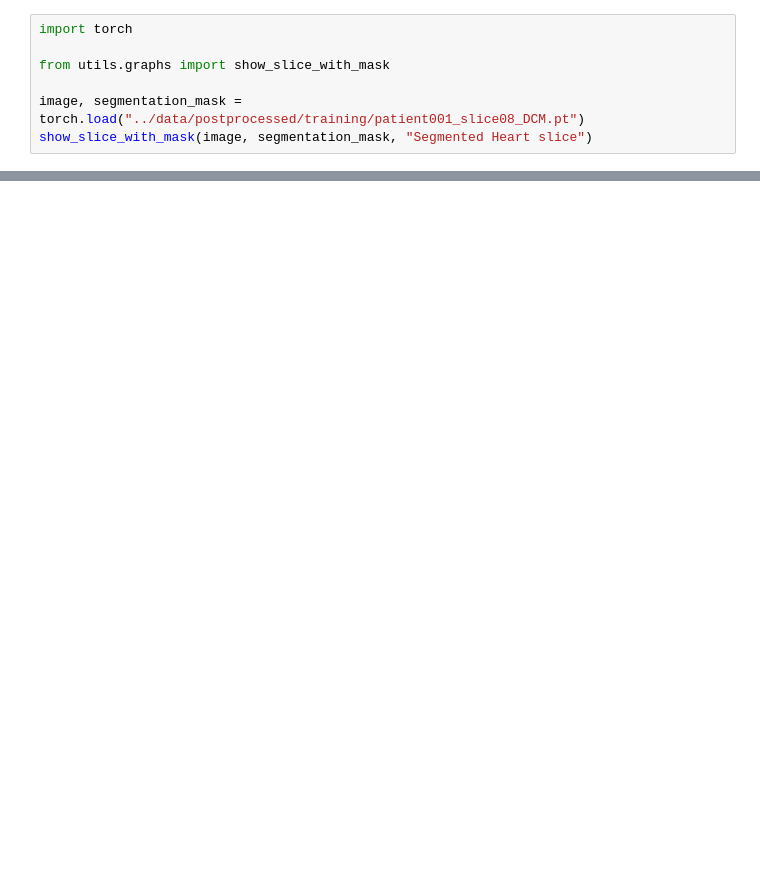
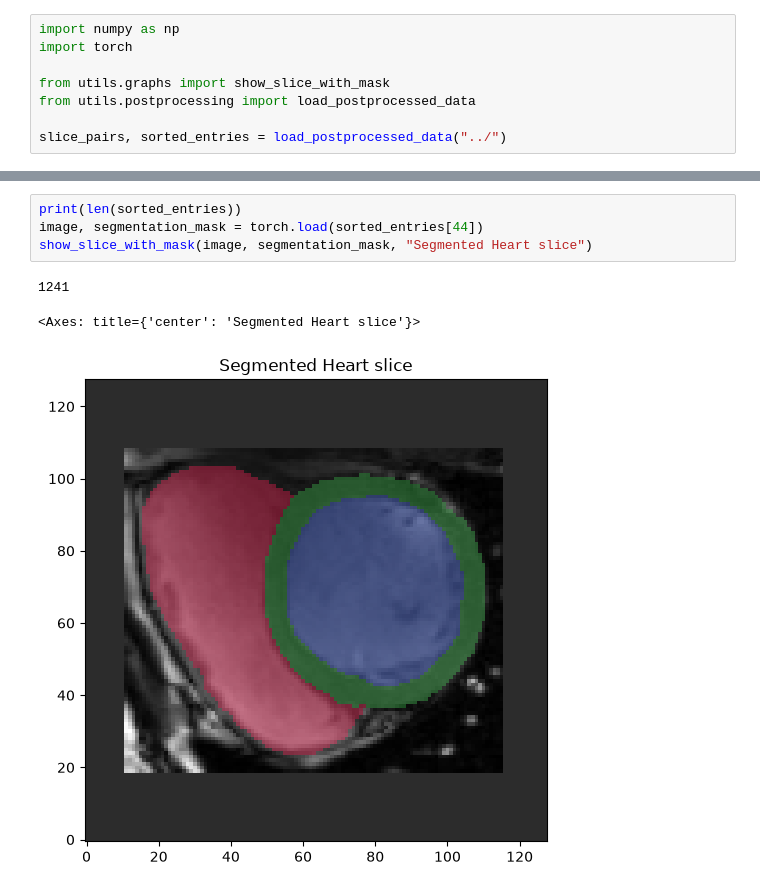
Before and after one commit to olbailey/cardiac-mri-diagnosis, a Jupyter notebook: notebooks/postprocessing_stats.ipynb, the cells around one changed output, grey strips where cells are left out. Cells and saved outputs as stored; diff of their text form; blank space fills up the shorter version.

Commit message:
adding padding to cropping in postprocessing, and added statistical analysis to postprocessing notebook

```diff
--- a/notebooks/postprocessing_stats.ipynb
+++ b/notebooks/postprocessing_stats.ipynb
@@ -3,7 +6,8 @@
 # %%
+import numpy as np
 import torch
 
 from utils.graphs import show_slice_with_mask
+from utils.postprocessing import load_postprocessed_data
 
-image, segmentation_mask = torch.load("../data/postprocessed/training/patient001_slice08_DCM.pt")
-show_slice_with_mask(image, segmentation_mask, "Segmented Heart slice")
+slice_pairs, sorted_entries = load_postprocessed_data("../")
@@ -12,0 +63,8 @@ show_slice_with_mask(image, segmentation_mask, "Segmented Heart slice")
+# %%
+print(len(sorted_entries))
+image, segmentation_mask = torch.load(sorted_entries[44])
+show_slice_with_mask(image, segmentation_mask, "Segmented Heart slice")
+# %% [output]
+1241
+<Axes: title={'center': 'Segmented Heart slice'}>
+[figure, added]
```
Also changed, not shown: parts of 5 cells of this notebook, 2 other files.
